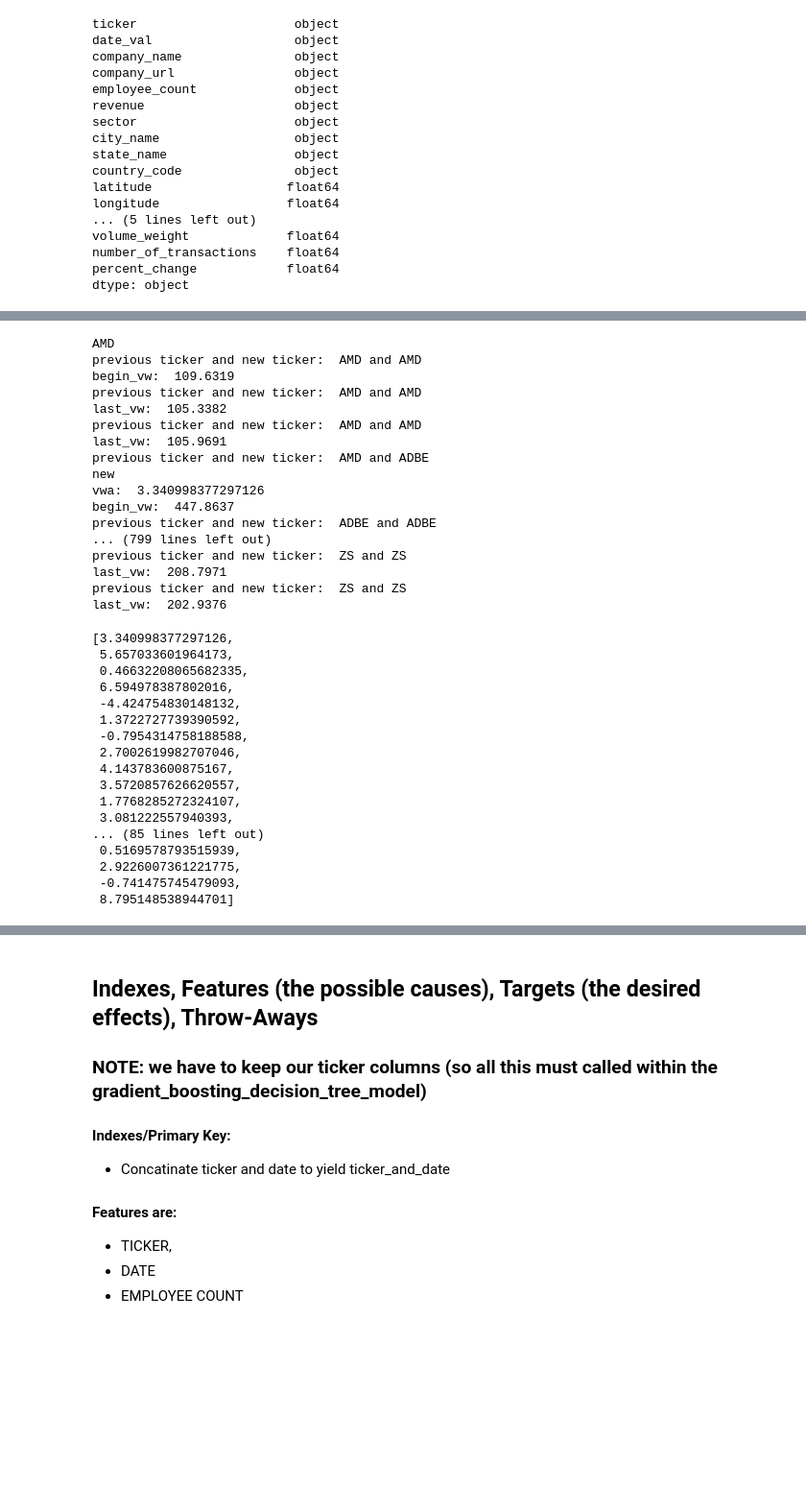
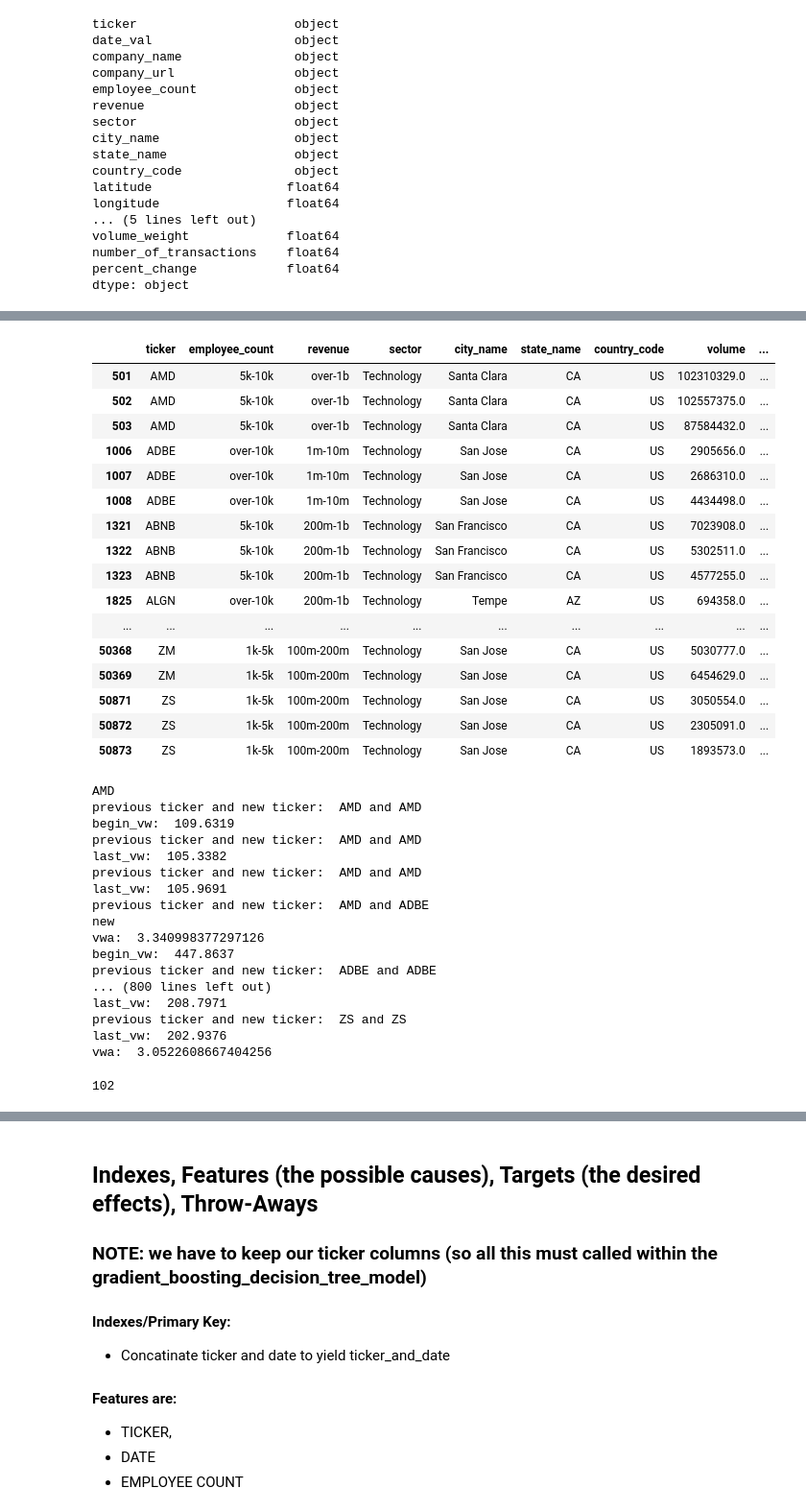
Before and after one commit to kjkubik/CompanyLocationAndStocks, a Jupyter notebook: source/Run_GBDT_Model.ipynb, the cells around one changed output, grey strips where cells are left out. Shown: that part at 96% size. Drawn from its saved outputs; the diff is of its cells as text; code cells hidden in the pictures; blank space fills up the shorter version.

```diff
--- a/source/Run_GBDT_Model.ipynb
+++ b/source/Run_GBDT_Model.ipynb
@@ -144,3 +123,26 @@ stock_df.head(50)
+# %%
+# drop fields that will not be used to represent a period of time
+stock_df.drop(columns = ['open_val', 'high_val', 'low_val', 'close_val', 'number_of_transactions'], axis=1, inplace=True)
+pd.set_option('display.max_rows', None)
+stock_df
+# %% [output]
+|  | ticker | employee_count | revenue | sector | city_name | state_name | country_code | volume | ... |
+| 501 | AMD | 5k-10k | over-1b | Technology | Santa Clara | CA | US | 102310329.0 | ... |
+| 502 | AMD | 5k-10k | over-1b | Technology | Santa Clara | CA | US | 102557375.0 | ... |
+| 503 | AMD | 5k-10k | over-1b | Technology | Santa Clara | CA | US | 87584432.0 | ... |
+| 1006 | ADBE | over-10k | 1m-10m | Technology | San Jose | CA | US | 2905656.0 | ... |
+| 1007 | ADBE | over-10k | 1m-10m | Technology | San Jose | CA | US | 2686310.0 | ... |
+| 1008 | ADBE | over-10k | 1m-10m | Technology | San Jose | CA | US | 4434498.0 | ... |
+| 1321 | ABNB | 5k-10k | 200m-1b | Technology | San Francisco | CA | US | 7023908.0 | ... |
+| 1322 | ABNB | 5k-10k | 200m-1b | Technology | San Francisco | CA | US | 5302511.0 | ... |
+| 1323 | ABNB | 5k-10k | 200m-1b | Technology | San Francisco | CA | US | 4577255.0 | ... |
+| 1825 | ALGN | over-10k | 200m-1b | Technology | Tempe | AZ | US | 694358.0 | ... |
+| ... | ... | ... | ... | ... | ... | ... | ... | ... | ... |
+| 50368 | ZM | 1k-5k | 100m-200m | Technology | San Jose | CA | US | 5030777.0 | ... |
+| 50369 | ZM | 1k-5k | 100m-200m | Technology | San Jose | CA | US | 6454629.0 | ... |
+| 50871 | ZS | 1k-5k | 100m-200m | Technology | San Jose | CA | US | 3050554.0 | ... |
+| 50872 | ZS | 1k-5k | 100m-200m | Technology | San Jose | CA | US | 2305091.0 | ... |
+| 50873 | ZS | 1k-5k | 100m-200m | Technology | San Jose | CA | US | 1893573.0 | ... |
 # %%
 # get first stock ticker in first row
 prev_ticker = stock_df.iat[0,0]
@@ -184,7 +186,10 @@ for rec in stock_df.iterrows():
 
     i=i+1
 
-
+# account for the last record in the dataframe
+vw_average = 100 - (last_vw/begin_vw) * 100
+print("vwa: ", vw_average)
+process_list.append(vw_average)
 
 #     new_ticker = stock_df['ticker']
 #     new_ticker = new_ticker.head(1)
@@ -224,28 +229,8 @@ new
 vwa:  3.340998377297126
 begin_vw:  447.8637
 previous ticker and new ticker:  ADBE and ADBE
-... (799 lines left out)
-previous ticker and new ticker:  ZS and ZS
+... (800 lines left out)
 last_vw:  208.7971
 previous ticker and new ticker:  ZS and ZS
 last_vw:  202.9376
+vwa:  3.0522608667404256
-# %%
-process_list
-# %% [output]
-[3.340998377297126,
- 5.657033601964173,
- 0.46632208065682335,
- 6.594978387802016,
- -4.424754830148132,
- 1.3722727739390592,
- -0.7954314758188588,
- 2.7002619982707046,
- 4.143783600875167,
- 3.5720857626620557,
- 1.7768285272324107,
- 3.081222557940393,
-... (85 lines left out)
- 0.5169578793515939,
- 2.9226007361221775,
- -0.741475745479093,
- 8.795148538944701]
@@ -253,0 +237,4 @@ process_list
+# %%
+len(process_list)
+# %% [output]
+102
```
Also changed, not shown: parts of 31 cells of this notebook.
